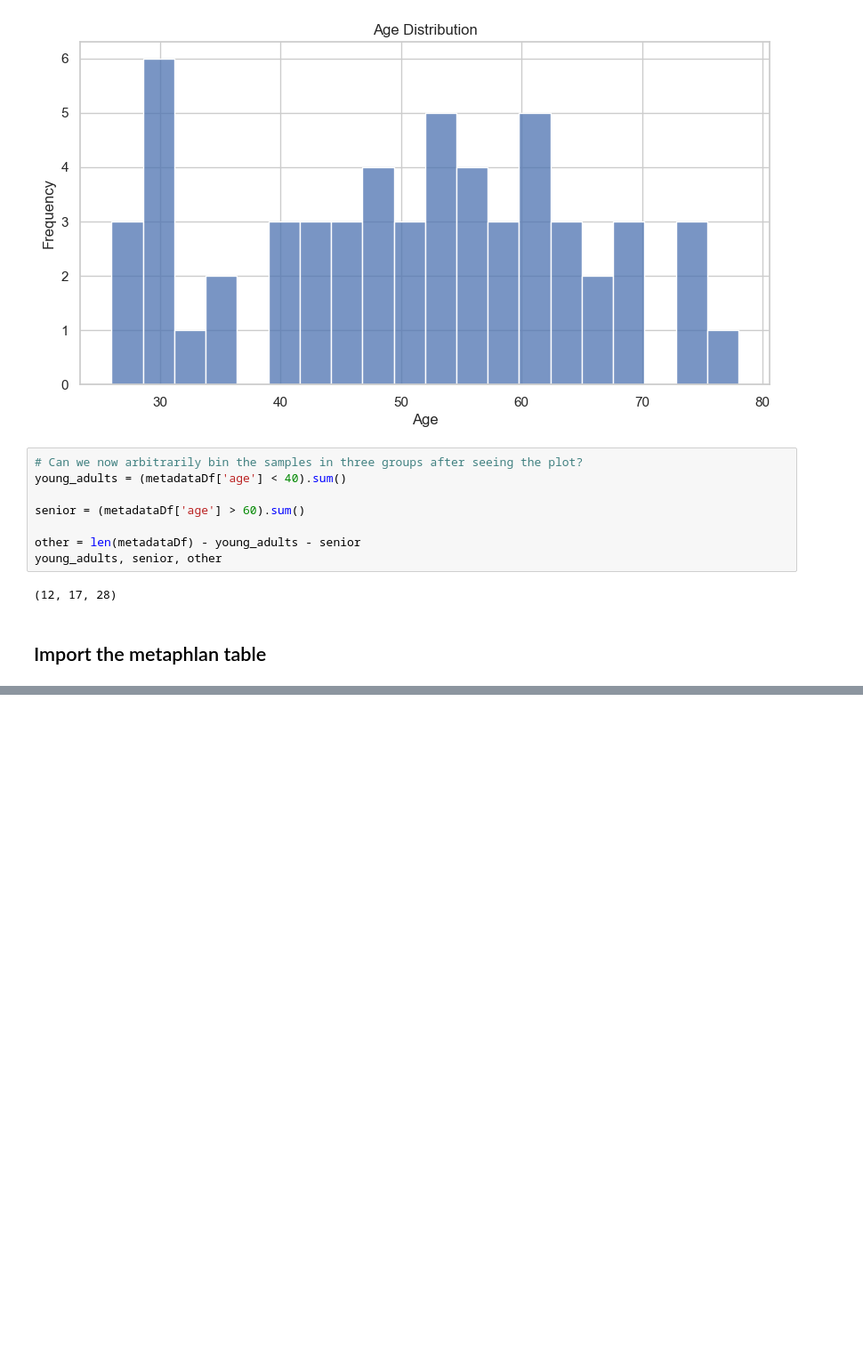
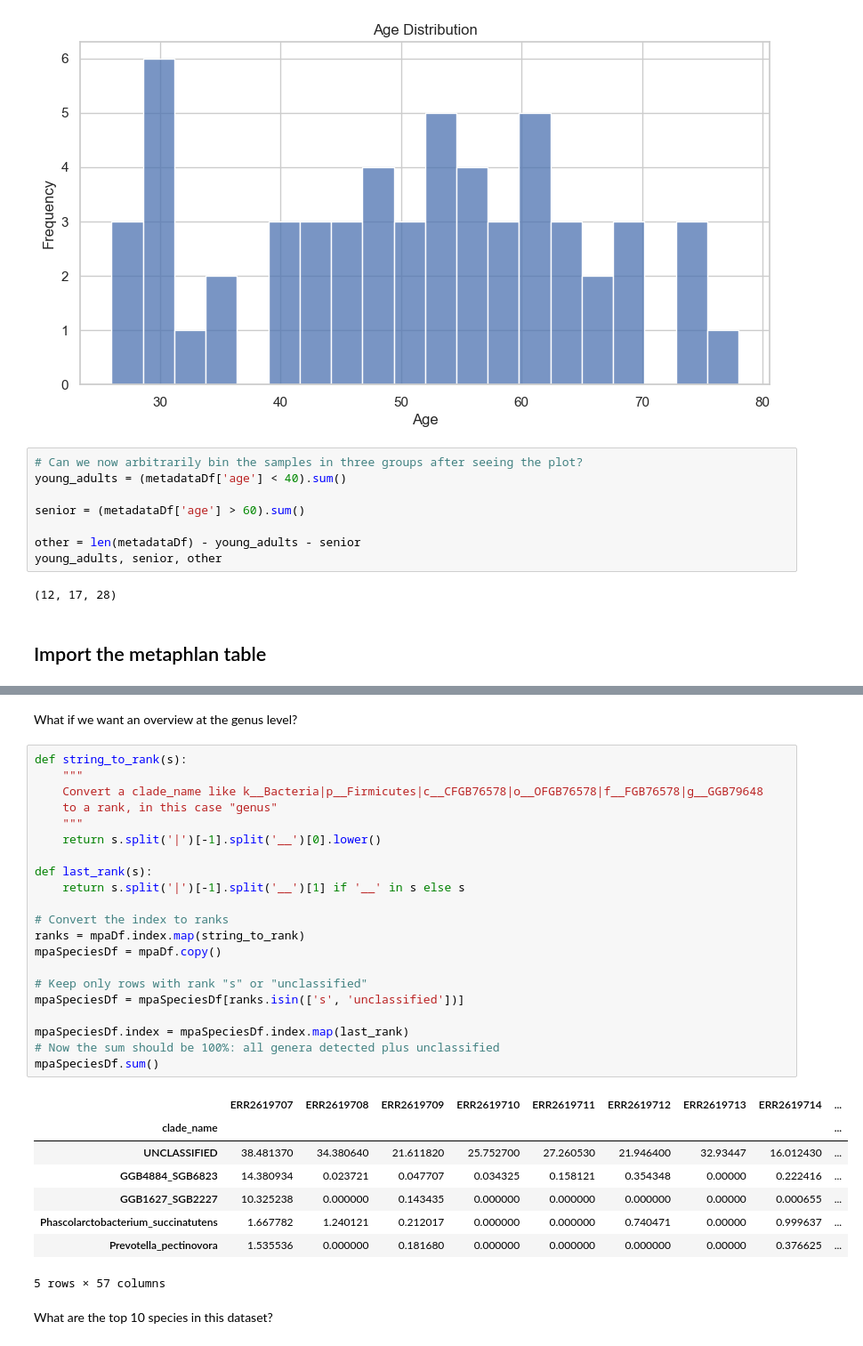
Before and after one commit to quadram-institute-bioscience/biobakery-2024, a Jupyter notebook: python-notebook/lokmer.ipynb, the cells around one changed output, grey strips where cells are left out. Shown: that part at 89% size. Drawn from its saved outputs; the diff is of its cells as text; blank space fills up the shorter version.

```diff
--- a/python-notebook/lokmer.ipynb
+++ b/python-notebook/lokmer.ipynb
@@ -104,0 +170,34 @@ mpaDf.head()
+# %% [markdown]
+What if we want an overview at the genus level?
+# %%
+def string_to_rank(s):
+    """
+    Convert a clade_name like k__Bacteria|p__Firmicutes|c__CFGB76578|o__OFGB76578|f__FGB76578|g__GGB79648
+    to a rank, in this case "genus"
+    """
+    return s.split('|')[-1].split('__')[0].lower()
+
+def last_rank(s):
+    return s.split('|')[-1].split('__')[1] if '__' in s else s
+
+# Convert the index to ranks
+ranks = mpaDf.index.map(string_to_rank)
+mpaSpeciesDf = mpaDf.copy()
+
+# Keep only rows with rank "s" or "unclassified"
+mpaSpeciesDf = mpaSpeciesDf[ranks.isin(['s', 'unclassified'])]
+
+mpaSpeciesDf.index = mpaSpeciesDf.index.map(last_rank)
+# Now the sum should be 100%: all genera detected plus unclassified
+mpaSpeciesDf.sum()
+# %% [output]
+|  | ERR2619707 | ERR2619708 | ERR2619709 | ERR2619710 | ERR2619711 | ERR2619712 | ERR2619713 | ERR2619714 | ... |
+| clade_name |  |  |  |  |  |  |  |  | ... |
+| UNCLASSIFIED | 38.481370 | 34.380640 | 21.611820 | 25.752700 | 27.260530 | 21.946400 | 32.93447 | 16.012430 | ... |
+| GGB4884_SGB6823 | 14.380934 | 0.023721 | 0.047707 | 0.034325 | 0.158121 | 0.354348 | 0.00000 | 0.222416 | ... |
+| GGB1627_SGB2227 | 10.325238 | 0.000000 | 0.143435 | 0.000000 | 0.000000 | 0.000000 | 0.00000 | 0.000655 | ... |
+| Phascolarctobacterium_succinatutens | 1.667782 | 1.240121 | 0.212017 | 0.000000 | 0.000000 | 0.740471 | 0.00000 | 0.999637 | ... |
+| Prevotella_pectinovora | 1.535536 | 0.000000 | 0.181680 | 0.000000 | 0.000000 | 0.000000 | 0.00000 | 0.376625 | ... |
+5 rows × 57 columns
+# %% [markdown]
+What are the top 10 species in this dataset?
```
Also changed, not shown: parts of 10 cells of this notebook.
